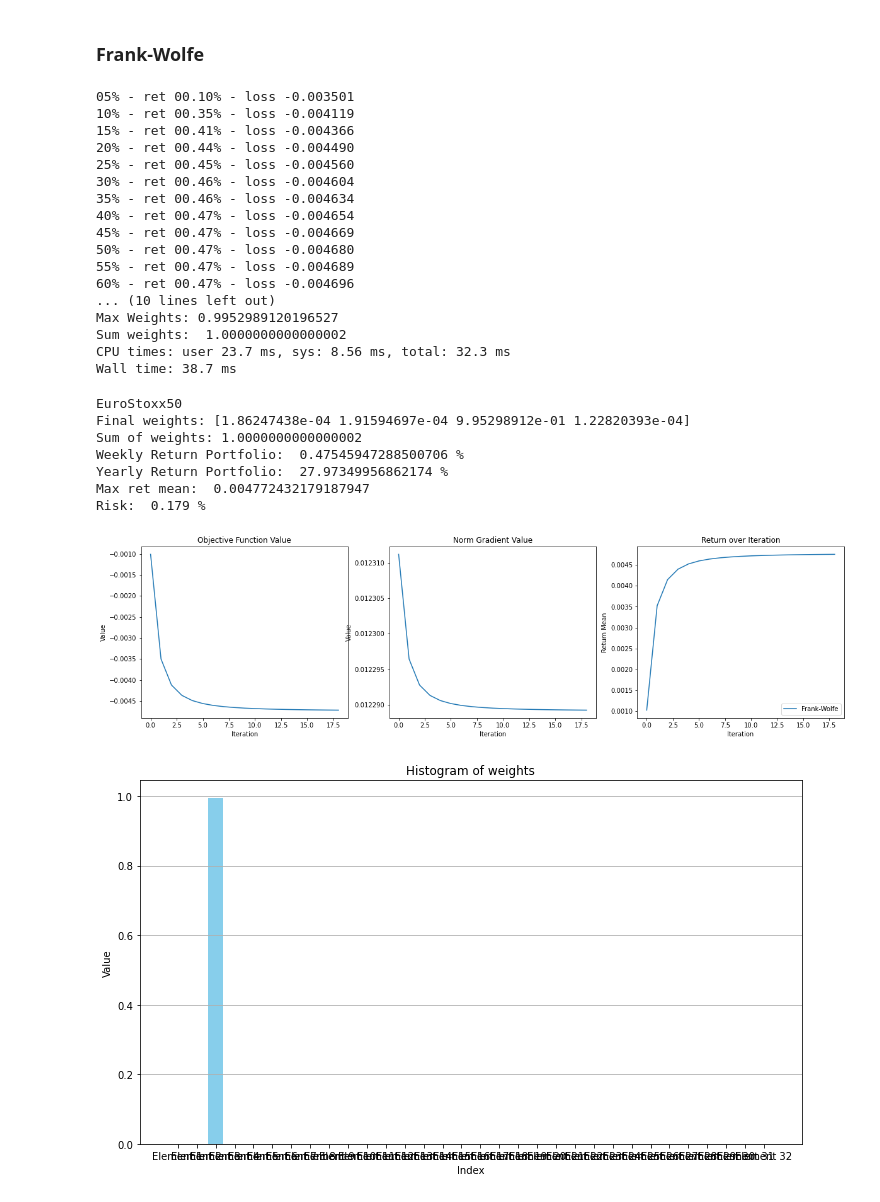
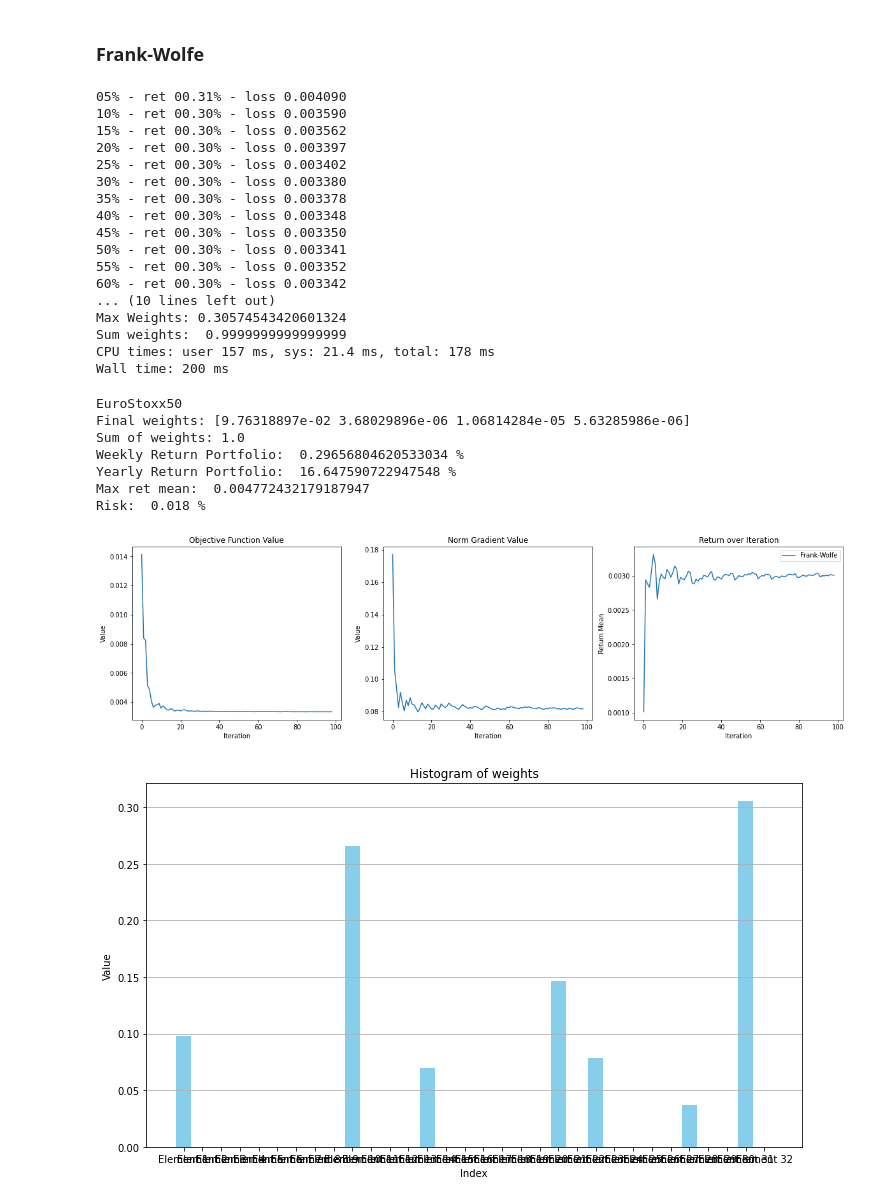
Before and after one commit to RobEngin/Methods-for-Portfolio-Optimization, a Jupyter notebook: opt-project.ipynb, the cells around one changed output. Saved outputs shown, nothing was run; the diff lists cells and outputs as text; code cells hidden in the pictures.

```diff
--- a/opt-project.ipynb
+++ b/opt-project.ipynb
@@ -71,8 +71,6 @@ def calculate_annual_return(weekly_mean_return):
     annual_return_percentage = annual_return_decimal * 100
 
     return annual_return_percentage
-# %%
-RISK_AVERSION = 0.02
 # %% [markdown]
 ## Dataset
 https://www.francescocesarone.com/data-sets
@@ -261,6 +296,8 @@ def gradient(weights, ret_mean, cov, RISK_AVERSION):
 ## Frank-Wolfe and Pairwise Frank-Wolfe over the Markowitz portfolio problems
 # %% [markdown]
 ### Frank-Wolfe
+# %%
+RISK_AVERSION = 20
 # %%
 def linear_solver(grad):
     c = grad # Use the positive gradient for minimization
@@ -279,10 +316,9 @@ def duality_gap(weights, grad):
 # %%
 %%time
 
-ITERATIONS = 20
+ITERATIONS = 100
 
 weights = generate_random_array(nStocks)
-weights_x = np.ones(nStocks) / nStocks
 
 loss_values_fw = []
 grad_values_fw = []
@@ -291,18 +327,12 @@ optimal_indices_fw = []
 optimal_values_fw = []
 optimal_weights_fw = []
 
-loss_gd_improved = [loss(weights, mean_returns, cov_matrix, RISK_AVERSION)]
-ret_gd_improved = [checkMeanRet(weights, mean_returns)]
-
-prev_loss = float('inf')
-
 for itr in range(1, ITERATIONS):
     if itr % (ITERATIONS * 0.05) == 0:
         print(f"{int(itr/ITERATIONS*100):02}%", end="")
 
     grad = gradient(weights, mean_returns, cov_matrix, RISK_AVERSION)
     s = linear_solver(grad)
-    direction = s - weights
 
     # Store values for plotting
     loss_values_fw.append(loss(weights, mean_returns, cov_matrix, RISK_AVERSION))
@@ -319,19 +349,11 @@ for itr in range(1, ITERATIONS):
         print('Duality Gap Convergence itr: ', itr)
         break
 
-    step_size = 2 / (itr + 2) #CONTROLLA
-    weights_new = weights + step_size * direction
-    current_loss = loss(weights_new, mean_returns, cov_matrix, RISK_AVERSION)
+    gamma = 2 / (itr + 2)
+    weights = (1 - gamma) * weights + gamma * s
+    current_loss = loss(weights, mean_returns, cov_matrix, RISK_AVERSION)
 
-    optimal_weights_fw.append(np.max(weights_new))
-
-    #norm_update = np.linalg.norm(weights_new - weights)
-    #if abs(prev_loss - current_loss) < 1e-6:
-    #    print('Break itr: ', itr)
-    #    break
-
-    weights = weights_new
-    prev_loss = current_loss
+    optimal_weights_fw.append(np.max(weights))
 
     if itr % (ITERATIONS * 0.05) == 0:
         print(f" - ret {(returns_iteration_fw[-1])*100:05.2f}% - loss {loss(weights, mean_returns, cov_matrix, RISK_AVERSION):05.6f}")
@@ -344,23 +366,23 @@ print(f"Sec Max Weights: {second_largest_partition(weights)}")
 print(f"Max Weights: {np.max(weights)}")
 print("Sum weights: ", np.sum(weights))
 # %% [output]
-05% - ret 00.10% - loss -0.003501
-10% - ret 00.35% - loss -0.004119
-15% - ret 00.41% - loss -0.004366
-20% - ret 00.44% - loss -0.004490
-25% - ret 00.45% - loss -0.004560
-30% - ret 00.46% - loss -0.004604
-35% - ret 00.46% - loss -0.004634
-40% - ret 00.47% - loss -0.004654
-45% - ret 00.47% - loss -0.004669
-50% - ret 00.47% - loss -0.004680
-55% - ret 00.47% - loss -0.004689
-60% - ret 00.47% - loss -0.004696
+05% - ret 00.31% - loss 0.004090
+10% - ret 00.30% - loss 0.003590
+15% - ret 00.30% - loss 0.003562
+20% - ret 00.30% - loss 0.003397
+25% - ret 00.30% - loss 0.003402
+30% - ret 00.30% - loss 0.003380
+35% - ret 00.30% - loss 0.003378
+40% - ret 00.30% - loss 0.003348
+45% - ret 00.30% - loss 0.003350
+50% - ret 00.30% - loss 0.003341
+55% - ret 00.30% - loss 0.003352
+60% - ret 00.30% - loss 0.003342
 ... (10 lines left out)
-Max Weights: 0.9952989120196527
-Sum weights:  1.0000000000000002
-CPU times: user 23.7 ms, sys: 8.56 ms, total: 32.3 ms
-Wall time: 38.7 ms
+Max Weights: 0.30574543420601324
+Sum weights:  0.9999999999999999
+CPU times: user 157 ms, sys: 21.4 ms, total: 178 ms
+Wall time: 200 ms
 # %%
 # Plotting the metrics
 plt.figure(figsize=(20, 5))
@@ -385,38 +407,38 @@ plt.plot(returns_iteration_fw, label='Frank-Wolfe')
 plt.title('Return over Iteration')
 plt.xlabel('Iteration')
 plt.ylabel('Return Mean')
 plt.legend()
 
 ret_mean_fw = checkMeanRet(weights, mean_returns) * 100
-risk_fw = np.dot(weights.T, np.dot(cov_matrix, weights))*100
+risk_fw = portfolio_risk(weights, cov_matrix)
 
 print('\n' + PORTFOLIO)
 print("Final weights:", weights[:4])
 print("Sum of weights:", np.sum(weights))
 print('Weekly Return Portfolio: ', ret_mean_fw, "%")
 print('Yearly Return Portfolio: ', calculate_annual_return(ret_mean_fw), "%")
 print('Max ret mean: ', np.max(mean_returns))
 print("Risk: ", np.round(risk_fw,3), "%")
 
 # Plotting the histogram
 plt.figure(figsize=(10, 6))
 plt.bar(range(len(weights)), weights, color='skyblue')
 plt.xlabel('Index')
 plt.ylabel('Value')
 plt.title('Histogram of weights')
 plt.xticks(range(len(weights)), labels=[f'Element {i+1}' for i in range(len(weights))])
 plt.grid(axis='y')
 
 # Display the plot
 plt.tight_layout()
 plt.show()
 # %% [output]
 EuroStoxx50
-Final weights: [1.86247438e-04 1.91594697e-04 9.95298912e-01 1.22820393e-04]
-Sum of weights: 1.0000000000000002
-Weekly Return Portfolio:  0.47545947288500706 %
-Yearly Return Portfolio:  27.97349956862174 %
+Final weights: [9.76318897e-02 3.68029896e-06 1.06814284e-05 5.63285986e-06]
+Sum of weights: 1.0
+Weekly Return Portfolio:  0.29656804620533034 %
+Yearly Return Portfolio:  16.647590722947548 %
 Max ret mean:  0.004772432179187947
-Risk:  0.179 %
+Risk:  0.018 %
-[figure, old version]
+[figure, new version]
-[figure, old version]
+[figure, new version]
```
Also changed, not shown: parts of 12 cells of this notebook, 9 other files.
